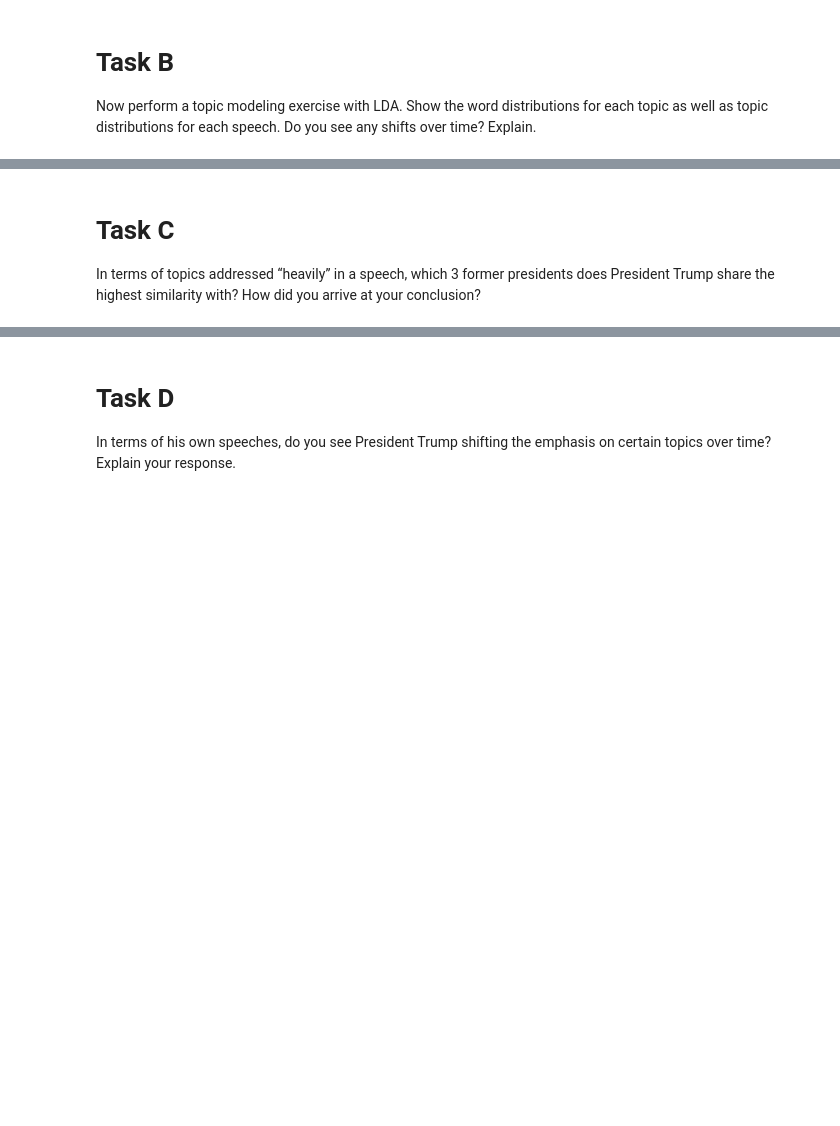
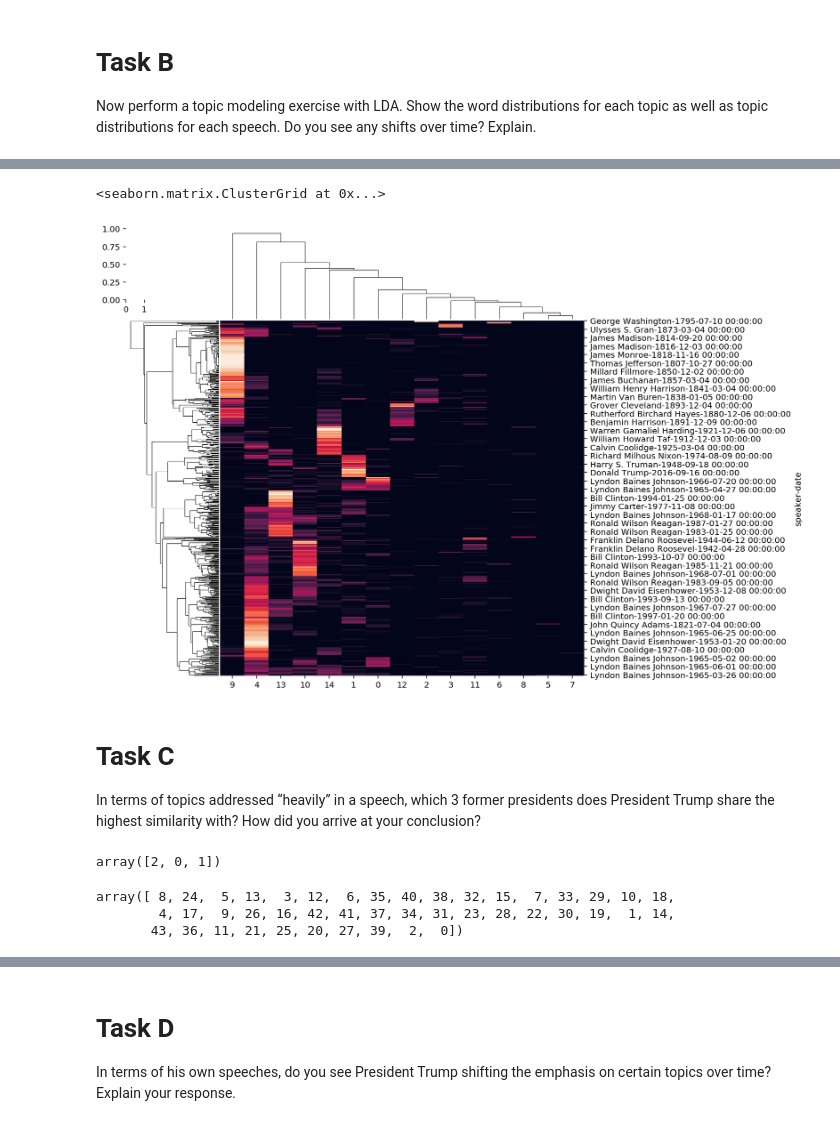
Before and after one commit to JakeTheWise/socialitics, a Jupyter notebook: proj2/jake.ipynb, the cells around one changed output, grey strips where cells are left out. Saved outputs shown, nothing was run; the diff lists cells and outputs as text; code cells hidden in the pictures; blank space fills up the shorter version.

```diff
--- a/proj2/jake.ipynb
+++ b/proj2/jake.ipynb
@@ -59,6 +59,13 @@ pd.DataFrame(topic_words).T
 | 12 | united | government | states | year | treaty | american | congress | relations | foreign | secretary |
 | 13 | people | america | new | year | congress | years | american | work | government | tax |
 | 14 | government | congress | people | country | business | great | national | public | law | labor |
+# %%
+import matplotlib.pyplot as plt, seaborn as sns
+x = pd.DataFrame(pipe.transform(speeches.text), index=speeches.index)
+sns.clustermap(x, cbar=False)
+# %% [output]
+<seaborn.matrix.ClusterGrid at 0x...>
+[figure, added]
 # %% [markdown]
 # Task C
 In terms of topics addressed “heavily” in a speech, which 3 former presidents does President Trump share the highest similarity with? How did you arrive at your conclusion?
@@ -66,0 +72,10 @@ x = pd.DataFrame(pipe.transform(speeches.text), index=speeches.index)
+# %%
+np.argsort([1,1,-1])
+# %% [output]
+array([2, 0, 1])
+# %%
+np.argsort(xx.values[0])
+# %% [output]
+array([ 8, 24,  5, 13,  3, 12,  6, 35, 40, 38, 32, 15,  7, 33, 29, 10, 18,
+        4, 17,  9, 26, 16, 42, 41, 37, 34, 31, 23, 28, 22, 30, 19,  1, 14,
+       43, 36, 11, 21, 25, 20, 27, 39,  2,  0])
```
Also changed, not shown: parts of 3 cells of this notebook.
